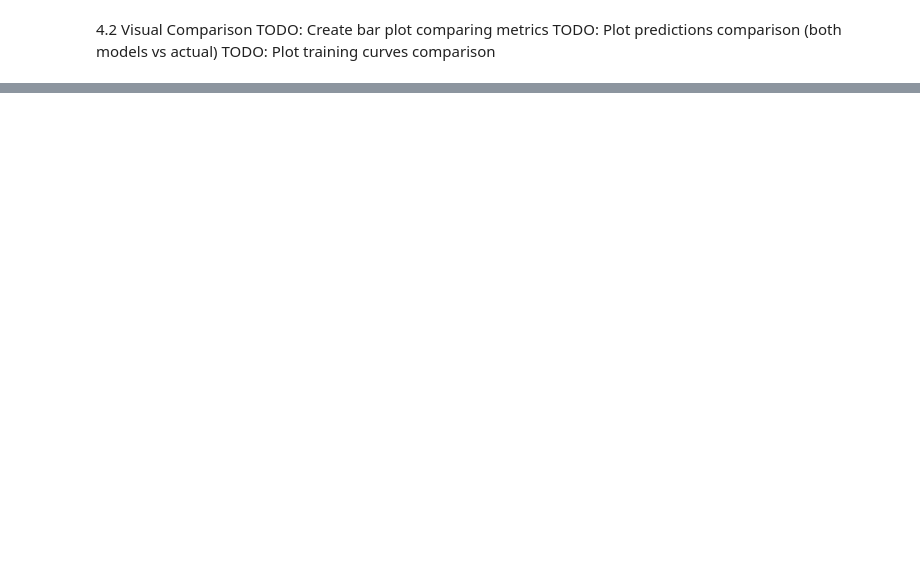
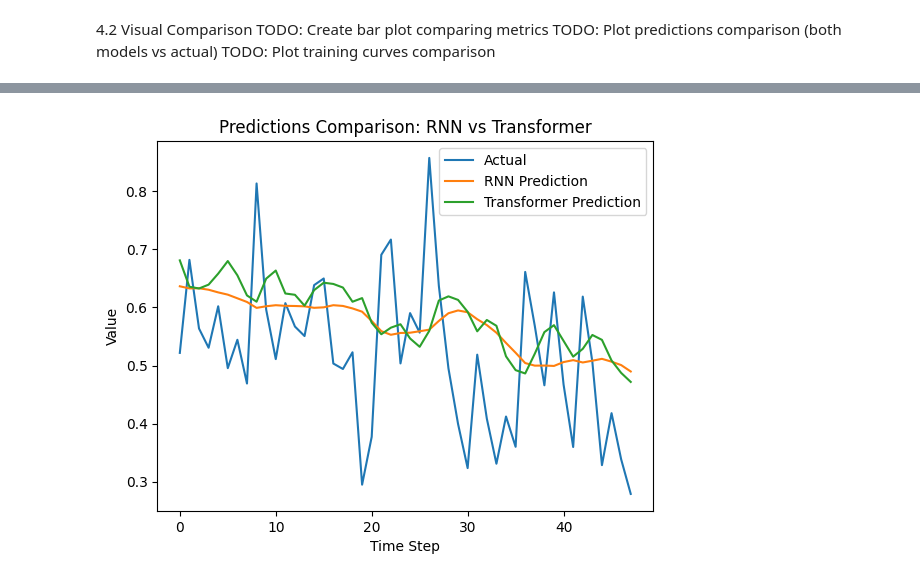
Before and after one commit to azhar258/BITS.Mtech, a Jupyter notebook: SEM-1/Assignment-DL/Assignment 2/2025ab05055_RNN_assignment.ipynb, the cells around one changed output, grey strips where cells are left out. Cells and saved outputs as stored; diff of their text form; code cells hidden in the pictures; blank space fills up the shorter version.

```diff
--- a/SEM-1/Assignment-DL/Assignment 2/2025ab05055_RNN_assignment.ipynb
+++ b/SEM-1/Assignment-DL/Assignment 2/2025ab05055_RNN_assignment.ipynb
@@ -581,3 +711,14 @@ Example for PyTorch:
 transformer_model = TransformerModel(n_features, d_model=64, n_heads=4, n_layers=2, d_ff=256, output_size=prediction_horizon)
 Example for Keras:
 transformer_model = build_transformer_model(sequence_length, n_features, d_model=64, n_heads=4, n_layers=2, d_ff=256, output_size=prediction_horizon)
+# %%
+# TODO: Create Transformer model using Keras
+transformer_model = build_transformer_model(
+    sequence_length,
+    n_features,
+    d_model=64,
+    n_heads=4,
+    n_layers=2,
+    d_ff=256,
+    output_size=prediction_horizon
+)
@@ -683,0 +965,12 @@ TODO: Plot training curves comparison
+# %%
+# Plot Predictions Comparison (Both Models vs Actual)
+plt.figure()
+plt.plot(y_test, label="Actual")
+plt.plot(rnn_model.predict(X_test), label="RNN Prediction")
+plt.plot(transformer_model.predict(X_test), label="Transformer Prediction")
+plt.xlabel("Time Step")
+plt.ylabel("Value")
+plt.title("Predictions Comparison: RNN vs Transformer")
+plt.legend()
+plt.show()
+# %% [output]
@@ -683,0 +979 @@ TODO: Plot training curves comparison
+[figure, added]
```
Also changed, not shown: parts of 43 cells of this notebook.
